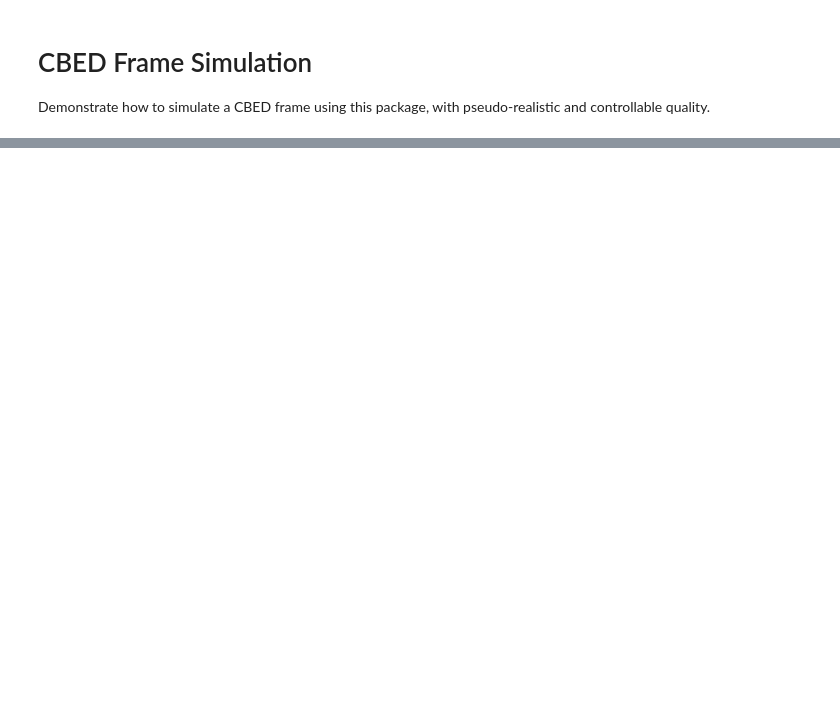
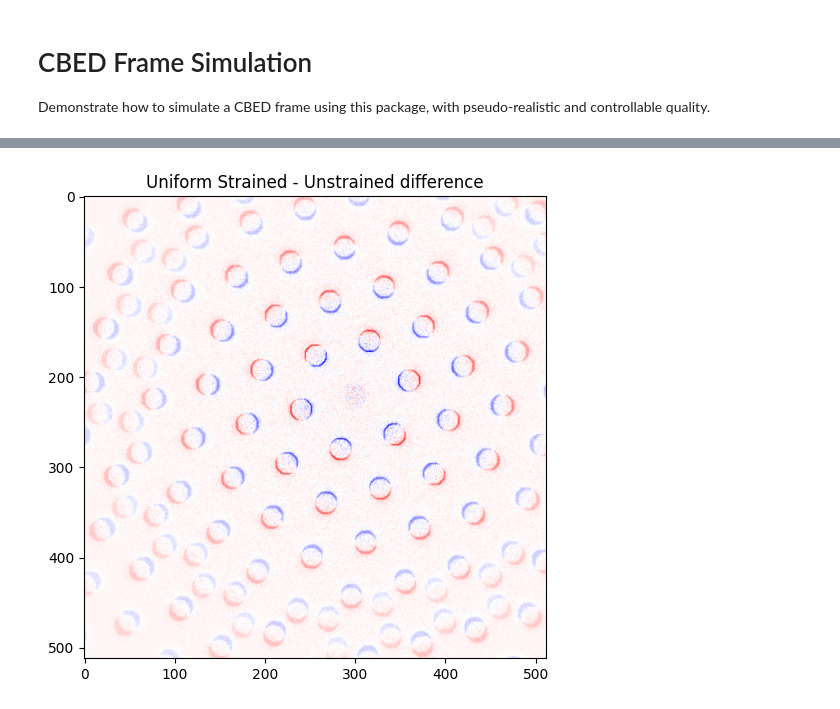
Before and after one commit to matbryan52/cbed-simulation, a Jupyter notebook: make_frame.ipynb, the cells around one changed output, grey strips where cells are left out. Drawn from its saved outputs; the diff is of its cells as text; code cells hidden in the pictures; blank space fills up the shorter version.

```diff
--- a/make_frame.ipynb
+++ b/make_frame.ipynb
@@ -45,0 +88,6 @@ ax2.set_title("sim_frame_rad")
+# %%
+fig, ax = plt.subplots(1, figsize=(8, 6))
+ax.imshow(sim_frame - sim_frame_strained, cmap="bwr")
+ax.set_title("Uniform Strained - Unstrained difference");
+# %% [output]
+[figure, added]
```
Also changed, not shown: parts of 22 cells of this notebook, 1 other file.
